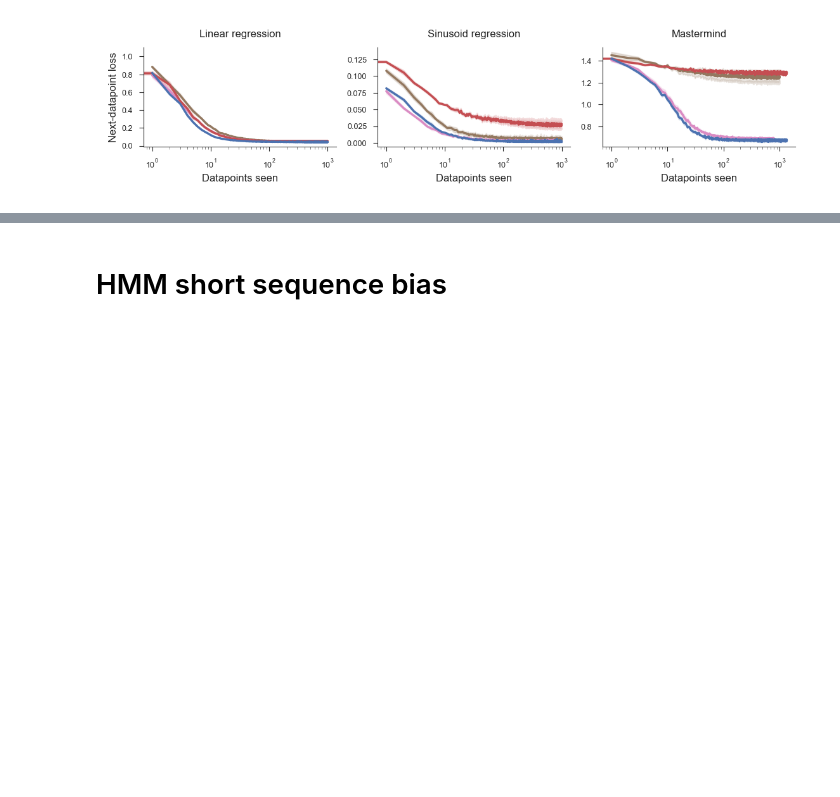
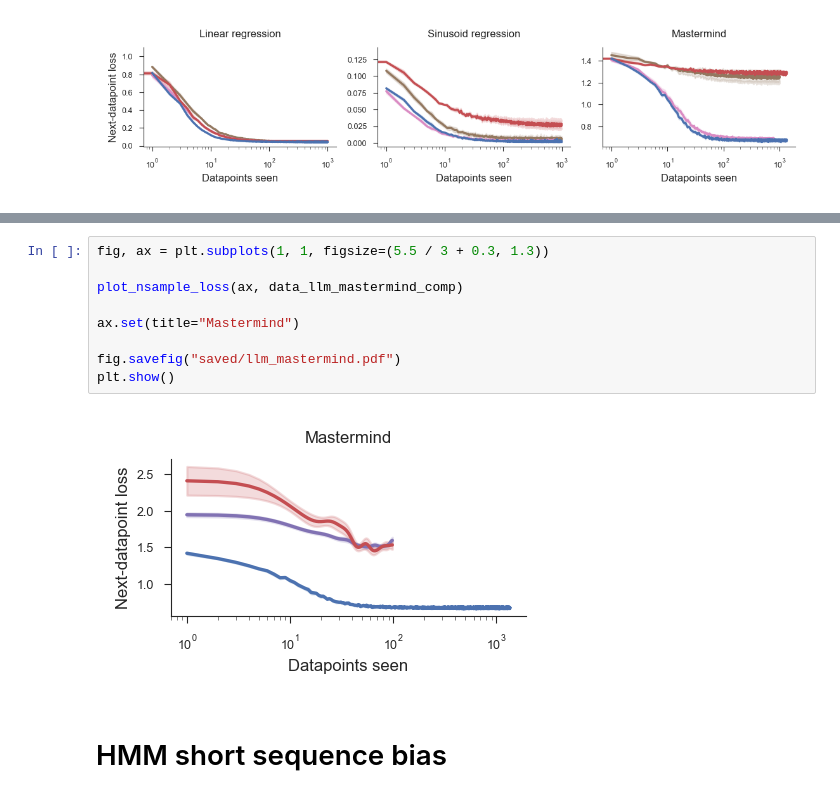
Before and after one commit to 3rdCore/PrequentialCode, a Jupyter notebook: papers/preprint/notebook.ipynb, the cells around one changed output, grey strips where cells are left out. Drawn from its saved outputs; the diff is of its cells as text; blank space fills up the shorter version.

```diff
--- a/papers/preprint/notebook.ipynb
+++ b/papers/preprint/notebook.ipynb
@@ -619,3 +686,14 @@ plt.show()
+# %%
+fig, ax = plt.subplots(1, 1, figsize=(5.5 / 3 + 0.3, 1.3))
+
+plot_nsample_loss(ax, data_llm_mastermind_comp)
+
+ax.set(title="Mastermind")
+
+fig.savefig("saved/llm_mastermind.pdf")
+plt.show()
+# %% [output]
+[figure, added]
 # %% [markdown]
 # HMM short sequence bias
 # %%
```
Also changed, not shown: parts of 5 cells of this notebook, 6 other files.
